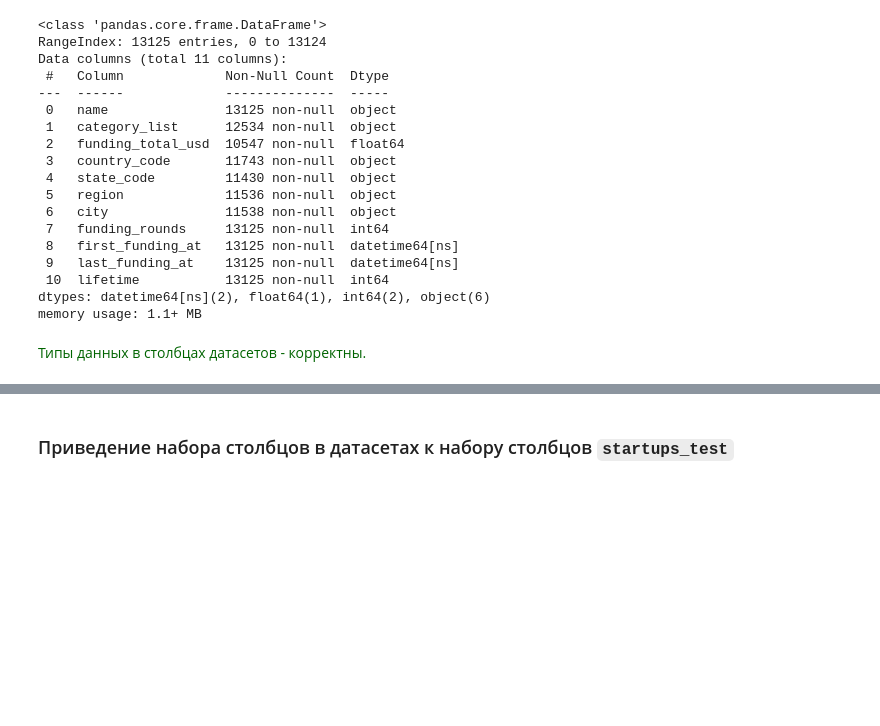
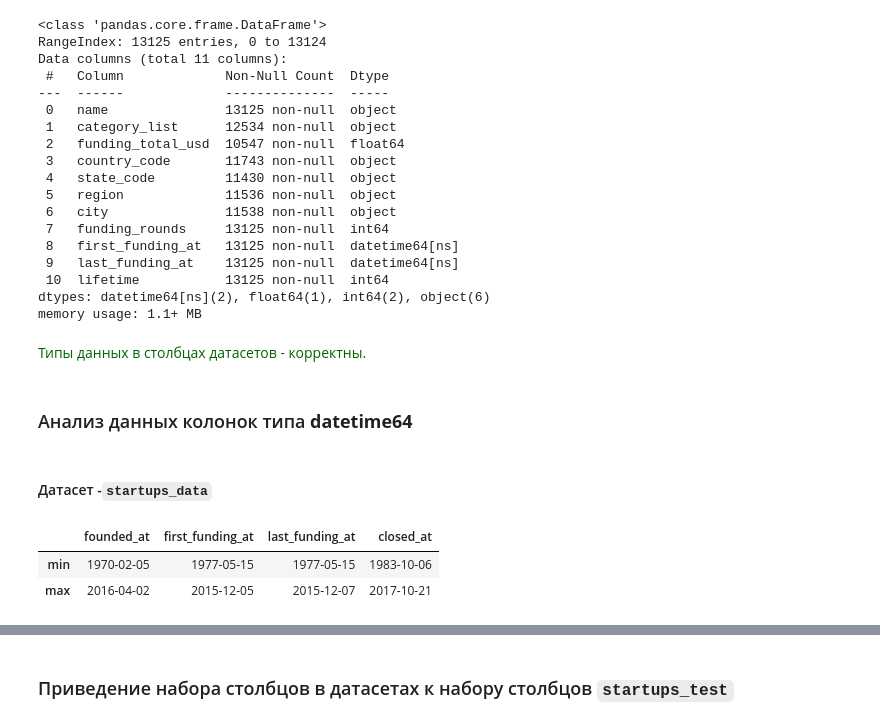
Before and after one commit to andrew-tvorogov/practicum_masterskaya_1, a Jupyter notebook: practicum_startups.ipynb, the cells around one changed output, grey strips where cells are left out. Saved outputs shown, nothing was run; the diff lists cells and outputs as text; code cells hidden in the pictures; blank space fills up the shorter version.

```diff
--- a/practicum_startups.ipynb
+++ b/practicum_startups.ipynb
@@ -445,3 +463,13 @@ dtypes: datetime64[ns](2), float64(1), int64(2), object(6)
 memory usage: 1.1+ MB
 # %% [markdown]
 <span style="color: darkgreen">Типы данных в столбцах датасетов - корректны.</span>
+# %% [markdown]
+### Анализ данных колонок типа **datetime64**
+# %% [markdown]
+#### Датасет -``startups_data``
+# %%
+dataset_tm_info(startups_data)
+# %% [output]
+|  | founded_at | first_funding_at | last_funding_at | closed_at |
+| min | 1970-02-05 | 1977-05-15 | 1977-05-15 | 1983-10-06 |
+| max | 2016-04-02 | 2015-12-05 | 2015-12-07 | 2017-10-21 |
```
Also changed, not shown: parts of 42 cells of this notebook.
